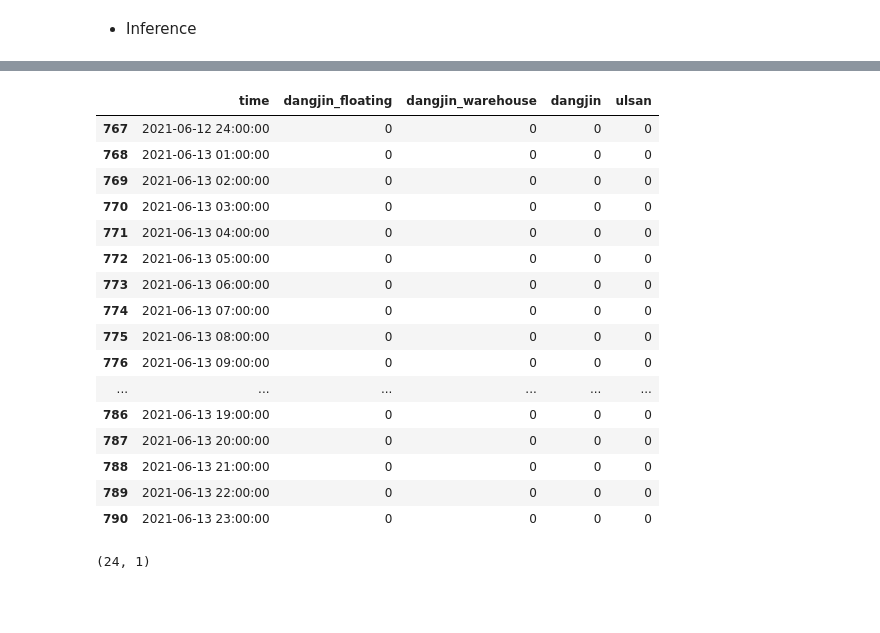
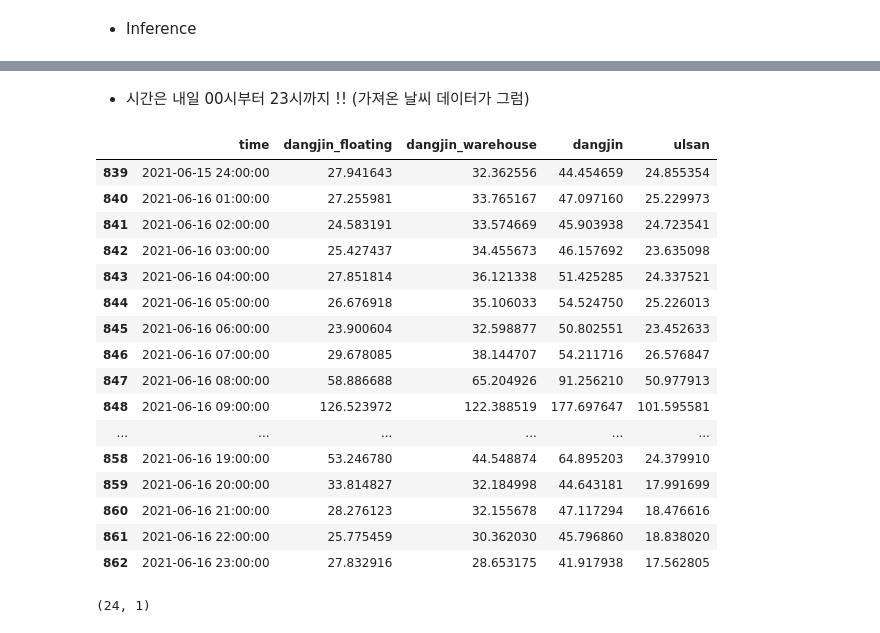
Before and after one commit to Annie-Yeeun-Jang/dacon_timeseries, a Jupyter notebook: final_model/시계열_1팀_0612_private_inference.ipynb, the cells around one changed output, grey strips where cells are left out. Saved outputs shown, nothing was run; the diff lists cells and outputs as text; code cells hidden in the pictures; blank space fills up the shorter version.

```diff
--- a/final_model/시계열_1팀_0612_private_inference.ipynb
+++ b/final_model/시계열_1팀_0612_private_inference.ipynb
@@ -368,4 +352,5 @@ warehouse = (warehouse0 + warehouse1 + warehouse2 + warehouse3 + warehouse4 ) /
 dangjin = (dangjin0 + dangjin1 + dangjin2 + dangjin3 + dangjin4) / 5
 ulsan = (ulsan0 + ulsan1 + ulsan2 + ulsan3 + ulsan4) / 5
 # %%
-sample_submission = pd.read_csv("/content/gdrive/MyDrive/dacon_timeseries/sample_submission.csv")
+sample_submission2 = pd.read_csv("/content/gdrive/MyDrive/dacon_timeseries/sample_submission.csv")
+sample_submission = pd.read_csv("/content/gdrive/MyDrive/dacon_timeseries/final_model/private_data/neural_prophet_validation.csv")
@@ -372,24 +389,28 @@ sample_submission = pd.read_csv("/content/gdrive/MyDrive/dacon_timeseries/sample
+# %% [markdown]
+* 시간은 내일 00시부터 23시까지 !! (가져온 날씨 데이터가 그럼)
 # %%
 #sample_submission.loc[743:766] #6/12일
-sample_submission.loc[767:790] #6/13일    #loc는 끝 인덱스도 포함....
+#sample_submission.loc[767:790] #6/13일    #loc는 끝 인덱스도 포함....
+#sample_submission.loc[815:839] #6/14일
+sample_submission.loc[839:862] #6/15일
 # %% [output]
 |  | time | dangjin_floating | dangjin_warehouse | dangjin | ulsan |
-| 767 | 2021-06-12 24:00:00 | 0 | 0 | 0 | 0 |
-| 768 | 2021-06-13 01:00:00 | 0 | 0 | 0 | 0 |
-| 769 | 2021-06-13 02:00:00 | 0 | 0 | 0 | 0 |
-| 770 | 2021-06-13 03:00:00 | 0 | 0 | 0 | 0 |
-| 771 | 2021-06-13 04:00:00 | 0 | 0 | 0 | 0 |
-| 772 | 2021-06-13 05:00:00 | 0 | 0 | 0 | 0 |
-| 773 | 2021-06-13 06:00:00 | 0 | 0 | 0 | 0 |
-| 774 | 2021-06-13 07:00:00 | 0 | 0 | 0 | 0 |
-| 775 | 2021-06-13 08:00:00 | 0 | 0 | 0 | 0 |
-| 776 | 2021-06-13 09:00:00 | 0 | 0 | 0 | 0 |
+| 839 | 2021-06-15 24:00:00 | 27.941643 | 32.362556 | 44.454659 | 24.855354 |
+| 840 | 2021-06-16 01:00:00 | 27.255981 | 33.765167 | 47.097160 | 25.229973 |
+| 841 | 2021-06-16 02:00:00 | 24.583191 | 33.574669 | 45.903938 | 24.723541 |
+| 842 | 2021-06-16 03:00:00 | 25.427437 | 34.455673 | 46.157692 | 23.635098 |
+| 843 | 2021-06-16 04:00:00 | 27.851814 | 36.121338 | 51.425285 | 24.337521 |
+| 844 | 2021-06-16 05:00:00 | 26.676918 | 35.106033 | 54.524750 | 25.226013 |
+| 845 | 2021-06-16 06:00:00 | 23.900604 | 32.598877 | 50.802551 | 23.452633 |
+| 846 | 2021-06-16 07:00:00 | 29.678085 | 38.144707 | 54.211716 | 26.576847 |
+| 847 | 2021-06-16 08:00:00 | 58.886688 | 65.204926 | 91.256210 | 50.977913 |
+| 848 | 2021-06-16 09:00:00 | 126.523972 | 122.388519 | 177.697647 | 101.595581 |
 | ... | ... | ... | ... | ... | ... |
-| 786 | 2021-06-13 19:00:00 | 0 | 0 | 0 | 0 |
-| 787 | 2021-06-13 20:00:00 | 0 | 0 | 0 | 0 |
-| 788 | 2021-06-13 21:00:00 | 0 | 0 | 0 | 0 |
-| 789 | 2021-06-13 22:00:00 | 0 | 0 | 0 | 0 |
-| 790 | 2021-06-13 23:00:00 | 0 | 0 | 0 | 0 |
+| 858 | 2021-06-16 19:00:00 | 53.246780 | 44.548874 | 64.895203 | 24.379910 |
+| 859 | 2021-06-16 20:00:00 | 33.814827 | 32.184998 | 44.643181 | 17.991699 |
+| 860 | 2021-06-16 21:00:00 | 28.276123 | 32.155678 | 47.117294 | 18.476616 |
+| 861 | 2021-06-16 22:00:00 | 25.775459 | 30.362030 | 45.796860 | 18.838020 |
+| 862 | 2021-06-16 23:00:00 | 27.832916 | 28.653175 | 41.917938 | 17.562805 |
 # %%
 floating.shape
 # %% [output]
```
Also changed, not shown: parts of 22 cells of this notebook.
